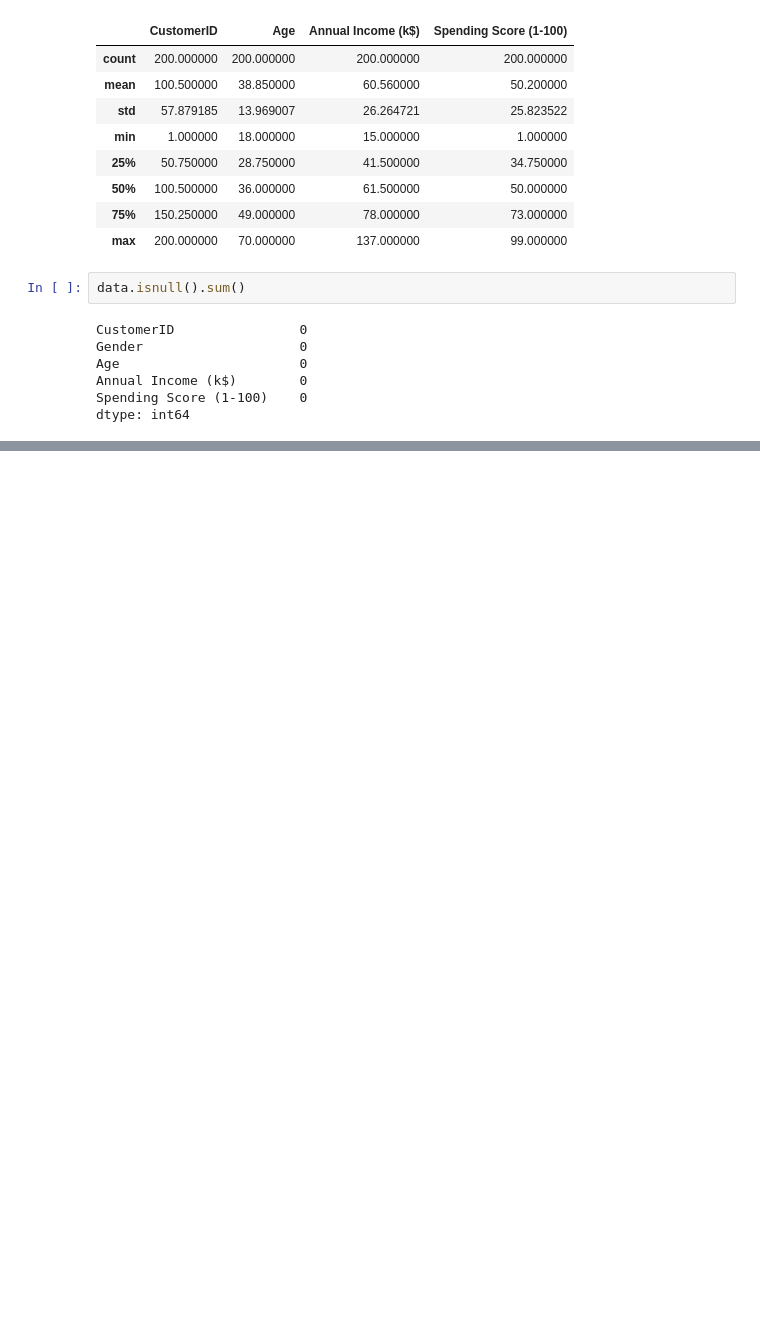
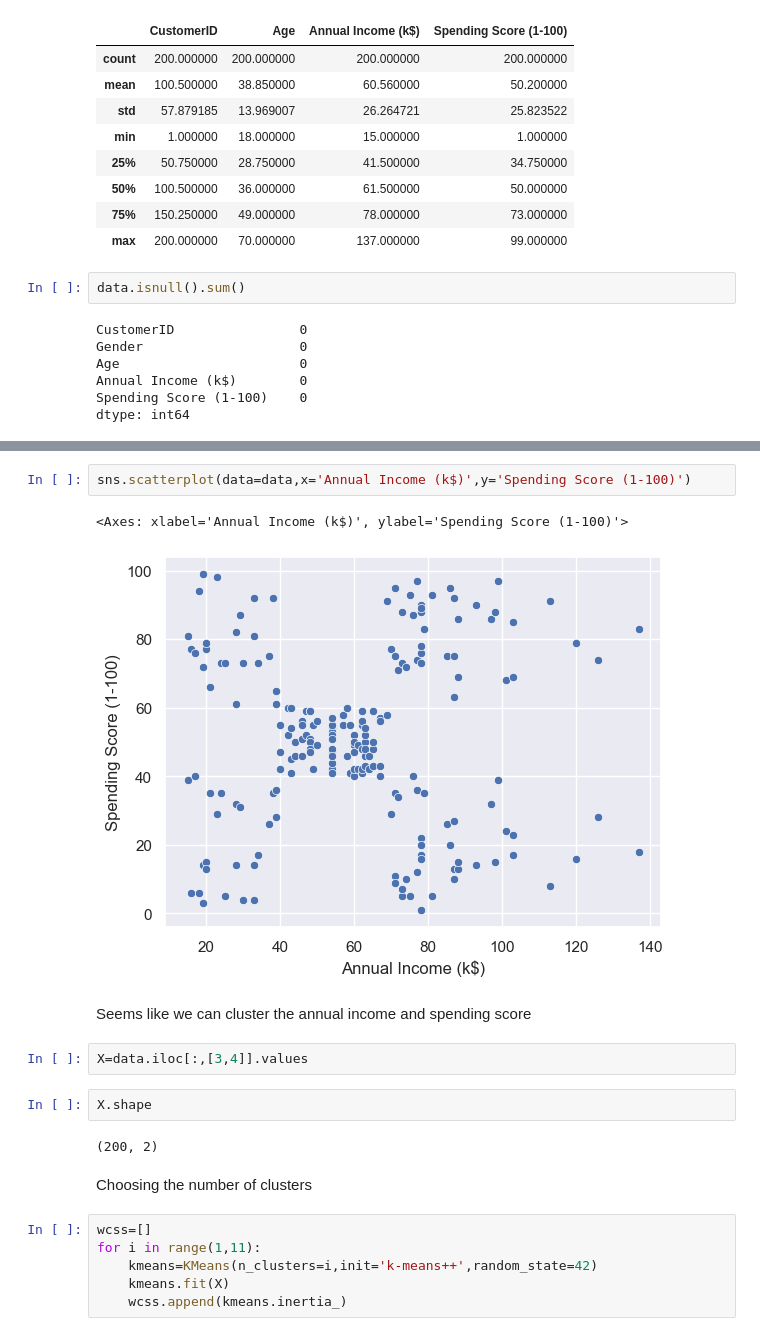
Before and after one commit to Pratik881/ML, a Jupyter notebook: K_means/k_means.ipynb, the cells around one changed output, grey strips where cells are left out. Saved outputs shown, nothing was run; the diff lists cells and outputs as text; blank space fills up the shorter version.

```diff
--- a/K_means/k_means.ipynb
+++ b/K_means/k_means.ipynb
@@ -71,0 +82,21 @@ Index(['CustomerID', 'Gender', 'Age', 'Annual Income (k$)',
+# %%
+sns.scatterplot(data=data,x='Annual Income (k$)',y='Spending Score (1-100)')
+# %% [output]
+<Axes: xlabel='Annual Income (k$)', ylabel='Spending Score (1-100)'>
+[figure, added]
+# %% [markdown]
+Seems like we can cluster the annual income and spending score
+# %%
+X=data.iloc[:,[3,4]].values
+# %%
+X.shape
+# %% [output]
+(200, 2)
+# %% [markdown]
+Choosing the number of clusters
+# %%
+wcss=[]
+for i in range(1,11):
+    kmeans=KMeans(n_clusters=i,init='k-means++',random_state=42)
+    kmeans.fit(X)
+    wcss.append(kmeans.inertia_)
```
Also changed, not shown: parts of 7 cells of this notebook.
